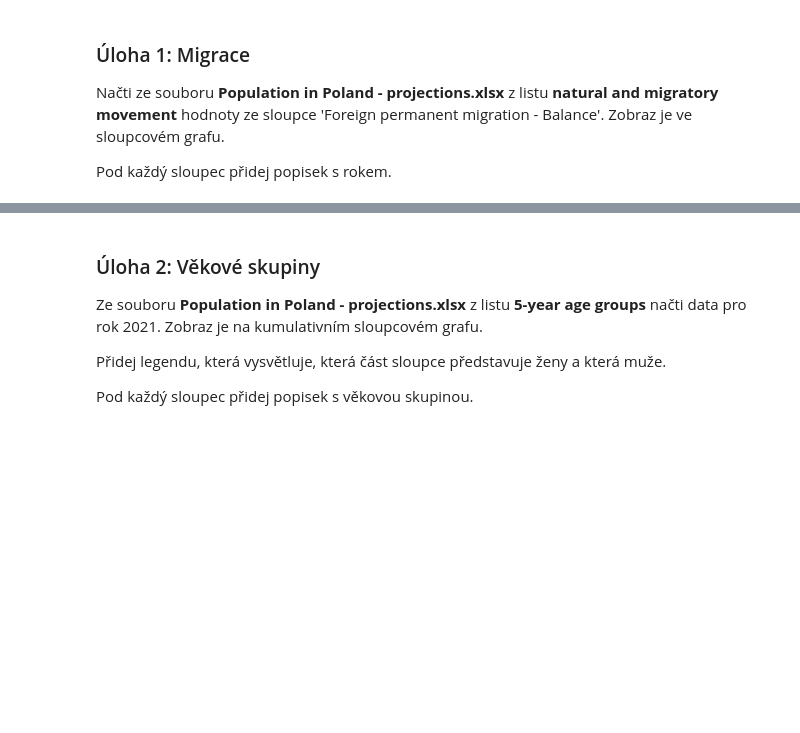
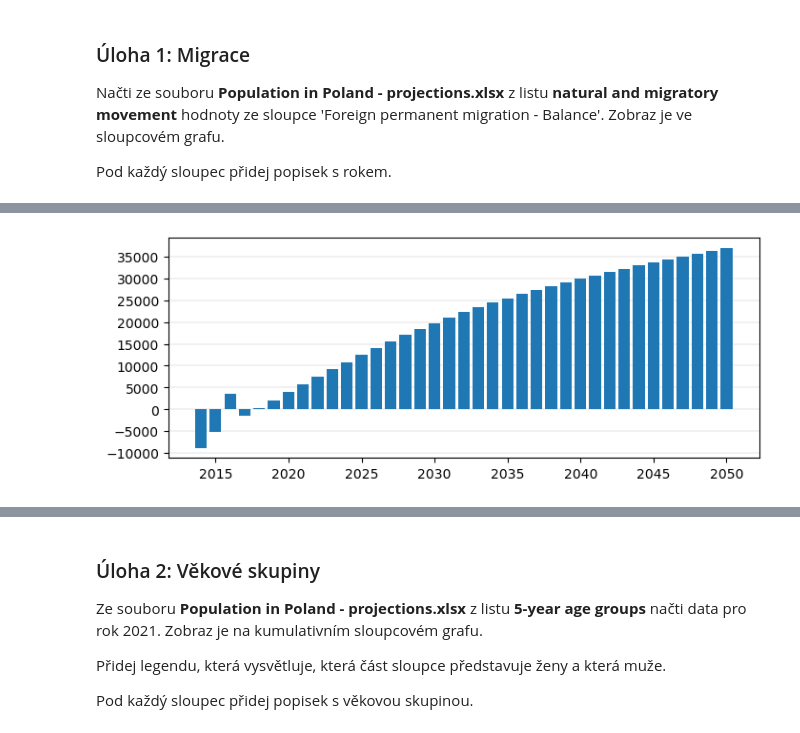
Before and after one commit to danakozakova/Python-CodersLab, a Jupyter notebook: Day_7/Day_7_02_Advanced_plots_reseni.ipynb, the cells around one changed output, grey strips where cells are left out. Cells and saved outputs as stored; diff of their text form; code cells hidden in the pictures; blank space fills up the shorter version.

```diff
--- a/Day_7/Day_7_02_Advanced_plots_reseni.ipynb
+++ b/Day_7/Day_7_02_Advanced_plots_reseni.ipynb
@@ -558,0 +616,3 @@ Pod každý sloupec přidej popisek s rokem.
+# %%
+# Tvůj kód zde:
+df = pd.read_excel('Plots_data/Population in Poland - projections.xlsx', sheet_name='natural and migratory movement')
@@ -558,0 +628,11 @@ Pod každý sloupec přidej popisek s rokem.
+# %%
+plt.figure(figsize=(8,3))
+plt.bar(df['Year'], df['Foreign permanent migration - Balance'], zorder = 2)
+
+plt.grid(which='major', axis = 'y', color = 'grey', alpha = 0.5, linewidth = 0.3, zorder = 0)
+
+plt.yticks(range(-10000, 40000, 5000))
+
+plt.show()
+# %% [output]
+[figure, added]
```
Also changed, not shown: parts of 31 cells of this notebook.
